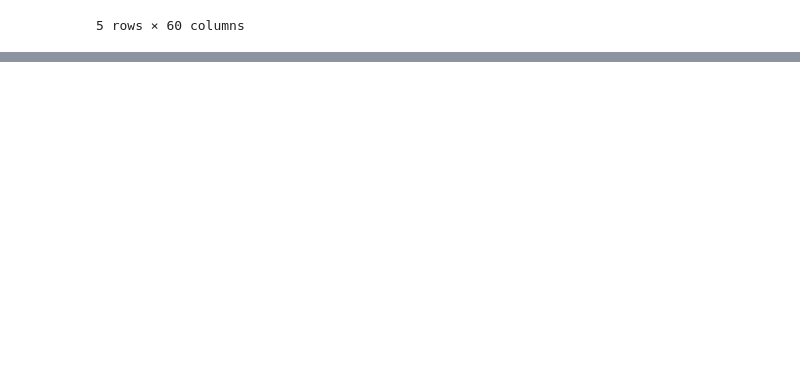
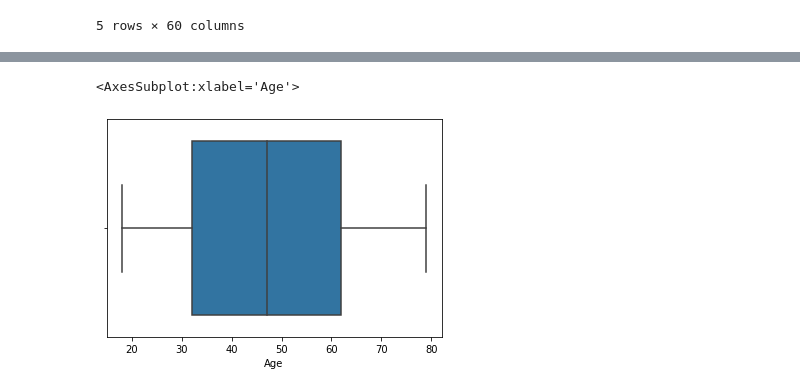
Before and after one commit to anirudh0809/AAI_assignments, a Jupyter notebook: Segmentation/segmentation.ipynb, the cells around one changed output, grey strips where cells are left out. Saved outputs shown, nothing was run; the diff lists cells and outputs as text; code cells hidden in the pictures; blank space fills up the shorter version.

```diff
--- a/Segmentation/segmentation.ipynb
+++ b/Segmentation/segmentation.ipynb
@@ -114,0 +171,3 @@ df.head()
+# %%
+# Droping the nulls
+df = df.dropna()
@@ -114,0 +202,5 @@ df.head()
+# %%
+sns.boxplot(x = df['Age'])
+# %% [output]
+<AxesSubplot:xlabel='Age'>
+[figure, added]
```
Also changed, not shown: parts of 44 cells of this notebook.
